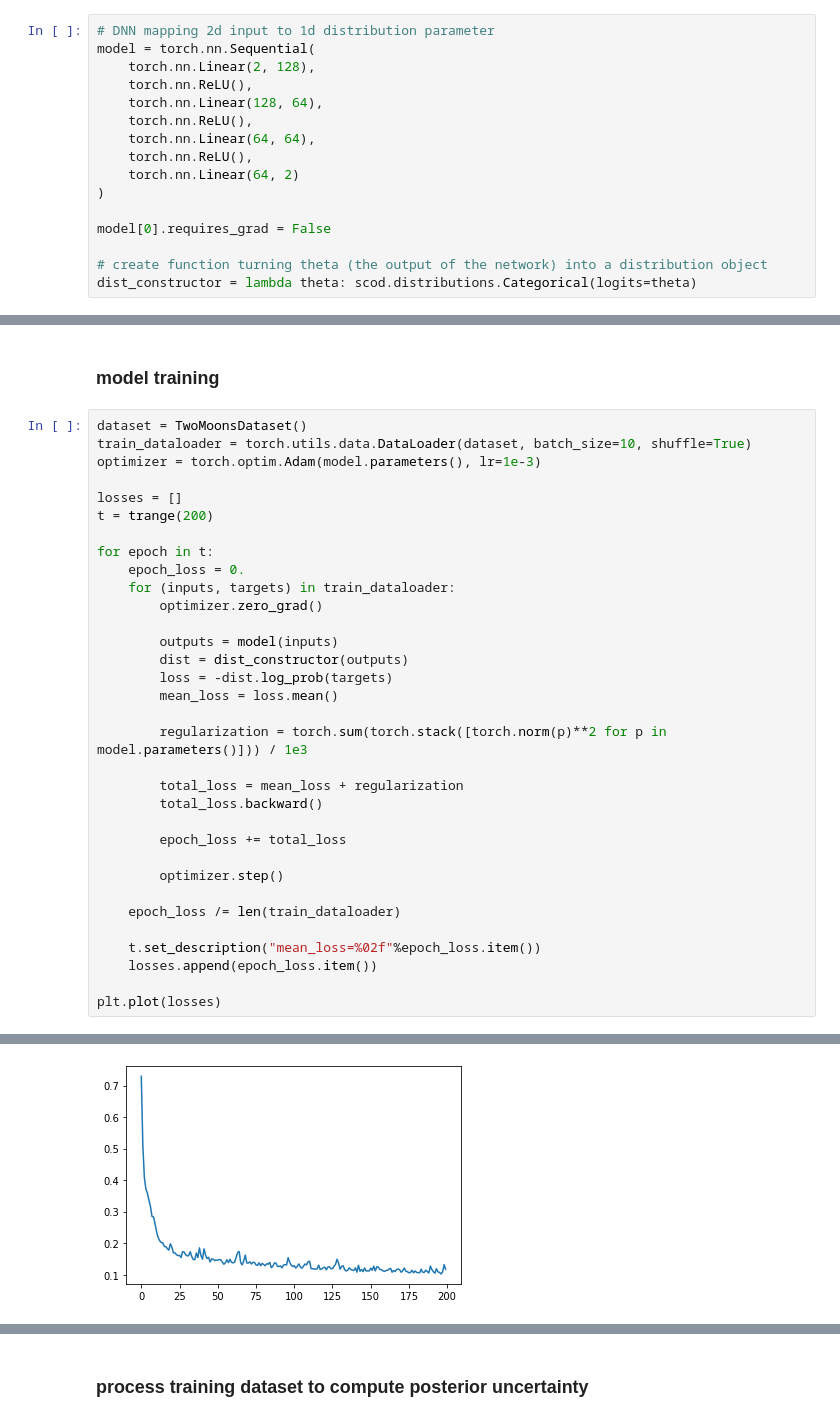
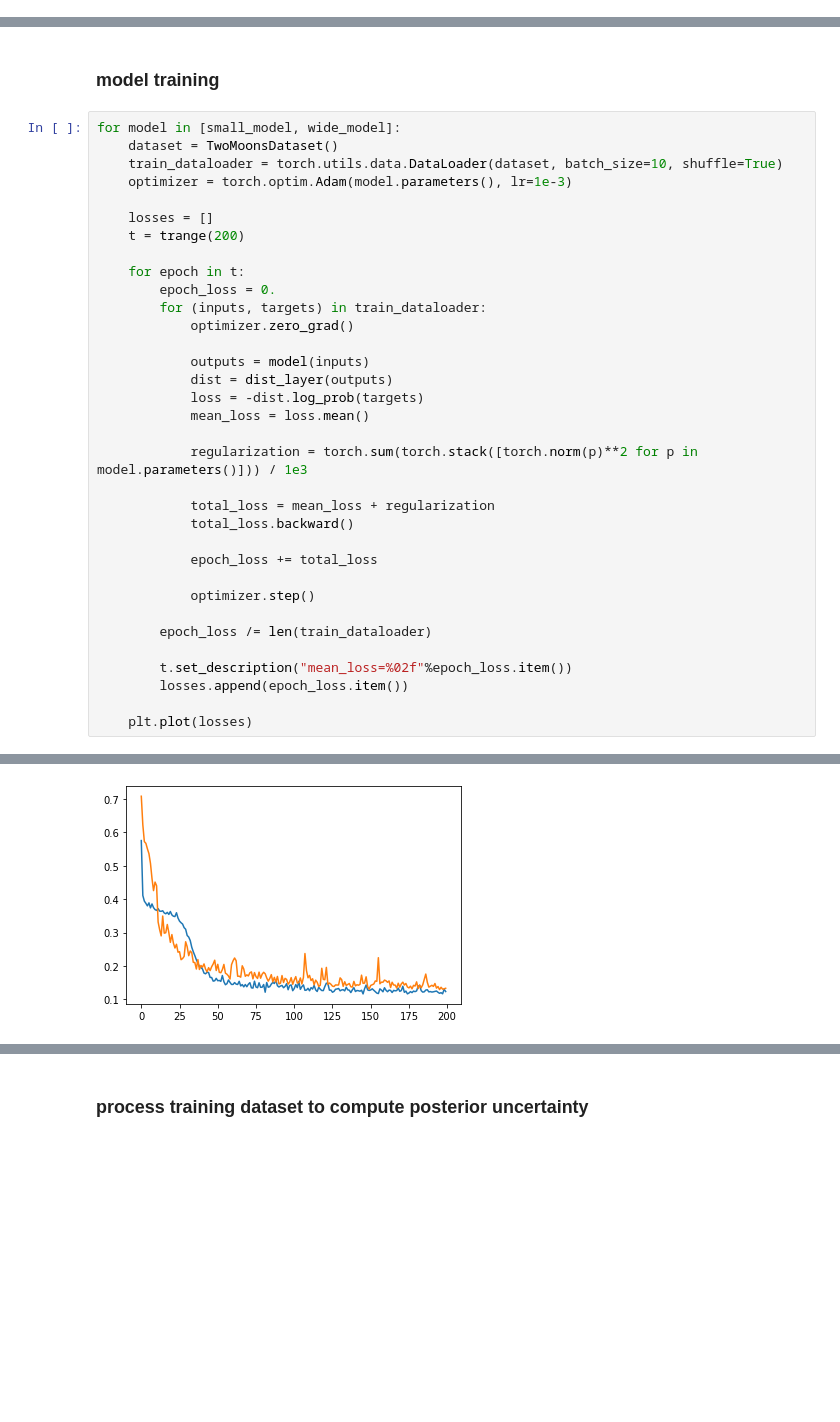
Before and after one commit to StanfordASL/scod-module, a Jupyter notebook: demos/2d_classification_demo.ipynb, the cells around one changed output, grey strips where cells are left out. Cells and saved outputs as stored; diff of their text form; blank space fills up the shorter version.

Commit message:
refactored distributions to be stateful to allow for learning hyperparams from data

```diff
--- a/demos/2d_classification_demo.ipynb
+++ b/demos/2d_classification_demo.ipynb
@@ -52,19 +52,3 @@ class UniformDataset(torch.utils.data.Dataset):
 
     def __getitem__(self, idx):
         return (self.X[idx,:], self.Y[idx,None])
-# %%
-# DNN mapping 2d input to 1d distribution parameter
-model = torch.nn.Sequential(
-    torch.nn.Linear(2, 128),
-    torch.nn.ReLU(),
-    torch.nn.Linear(128, 64),
-    torch.nn.ReLU(),
-    torch.nn.Linear(64, 64),
-    torch.nn.ReLU(),
-    torch.nn.Linear(64, 2)
-)
-
-model[0].requires_grad = False
-
-# create function turning theta (the output of the network) into a distribution object
-dist_constructor = lambda theta: scod.distributions.Categorical(logits=theta)
@@ -71,36 +82,37 @@ dist_constructor = lambda theta: scod.distributions.Categorical(logits=theta)
 # %% [markdown]
 ### model training
 # %%
-dataset = TwoMoonsDataset()
-train_dataloader = torch.utils.data.DataLoader(dataset, batch_size=10, shuffle=True)
-optimizer = torch.optim.Adam(model.parameters(), lr=1e-3)
+for model in [small_model, wide_model]:
+    dataset = TwoMoonsDataset()
+    train_dataloader = torch.utils.data.DataLoader(dataset, batch_size=10, shuffle=True)
+    optimizer = torch.optim.Adam(model.parameters(), lr=1e-3)
 
-losses = []
-t = trange(200)
+    losses = []
+    t = trange(200)
 
-for epoch in t:
-    epoch_loss = 0.
-    for (inputs, targets) in train_dataloader:
-        optimizer.zero_grad()
+    for epoch in t:
+        epoch_loss = 0.
+        for (inputs, targets) in train_dataloader:
+            optimizer.zero_grad()
 
-        outputs = model(inputs)
-        dist = dist_constructor(outputs)
-        loss = -dist.log_prob(targets)
-        mean_loss = loss.mean()
+            outputs = model(inputs)
+            dist = dist_layer(outputs)
+            loss = -dist.log_prob(targets)
+            mean_loss = loss.mean()
 
-        regularization = torch.sum(torch.stack([torch.norm(p)**2 for p in model.parameters()])) / 1e3
+            regularization = torch.sum(torch.stack([torch.norm(p)**2 for p in model.parameters()])) / 1e3
 
-        total_loss = mean_loss + regularization
-        total_loss.backward()
+            total_loss = mean_loss + regularization
+            total_loss.backward()
 
-        epoch_loss += total_loss
+            epoch_loss += total_loss
 
-        optimizer.step()
+            optimizer.step()
 
-    epoch_loss /= len(train_dataloader)
+        epoch_loss /= len(train_dataloader)
 
-    t.set_description("mean_loss=%02f"%epoch_loss.item())
-    losses.append(epoch_loss.item())
+        t.set_description("mean_loss=%02f"%epoch_loss.item())
+        losses.append(epoch_loss.item())
 
-plt.plot(losses)
+    plt.plot(losses)
 # %% [output]
@@ -108,2 +119,2 @@ plt.plot(losses)
-[figure, old version]
+[figure, new version]
 # %%
```
Also changed, not shown: parts of 17 cells of this notebook, 6 other files.
